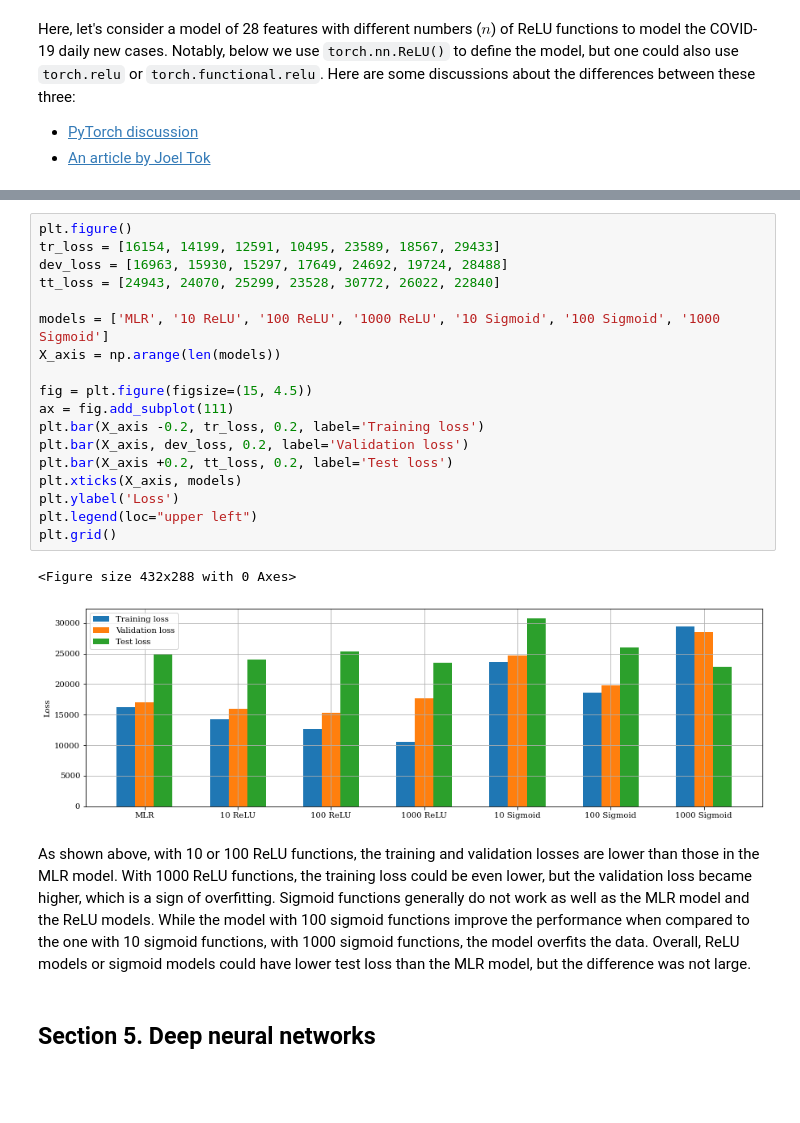
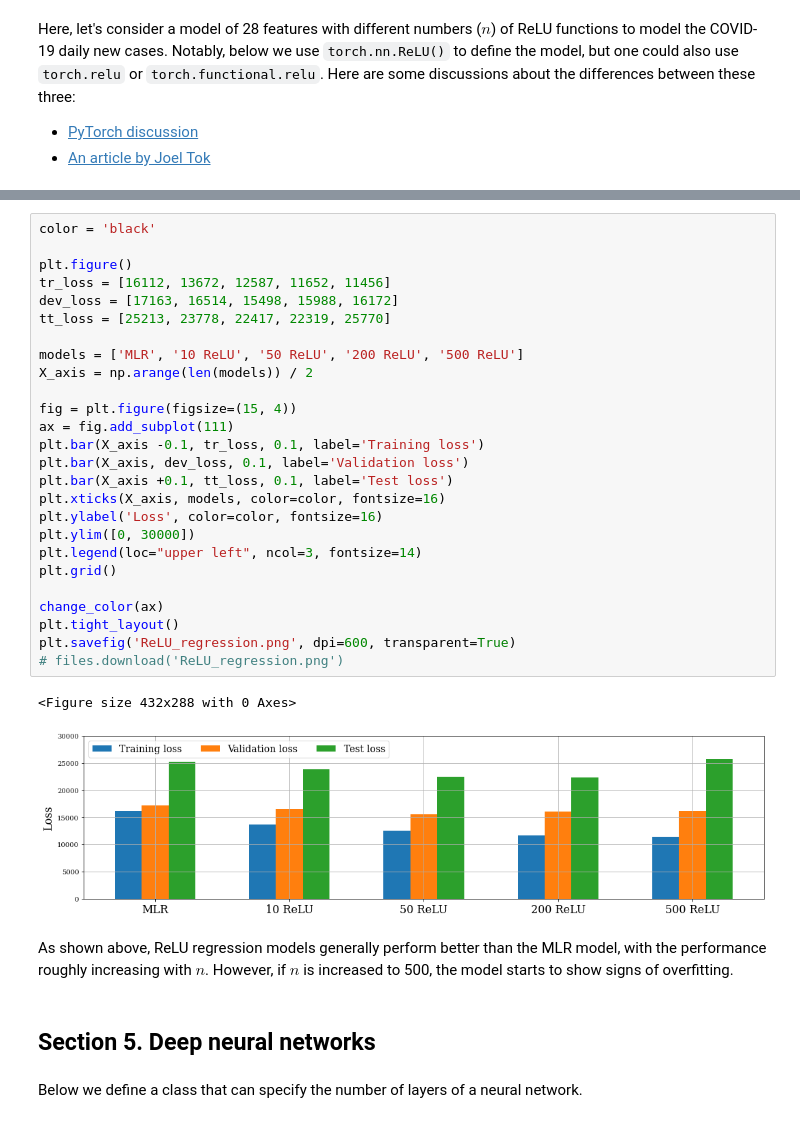
Before and after one commit to wehs7661/deep_learning_projects, a Jupyter notebook: covid_regression/LR2DNN/covid_regression.ipynb, the cells around one changed output, grey strips where cells are left out. Cells and saved outputs as stored; diff of their text form; blank space fills up the shorter version.

```diff
--- a/covid_regression/LR2DNN/covid_regression.ipynb
+++ b/covid_regression/LR2DNN/covid_regression.ipynb
@@ -896,25 +890,35 @@ Below we tabulate the results obtained from different models:
 # %%
+color = 'black'
+
 plt.figure()
-tr_loss = [16154, 14199, 12591, 10495, 23589, 18567, 29433]
-dev_loss = [16963, 15930, 15297, 17649, 24692, 19724, 28488]
-tt_loss = [24943, 24070, 25299, 23528, 30772, 26022, 22840]
+tr_loss = [16112, 13672, 12587, 11652, 11456]
+dev_loss = [17163, 16514, 15498, 15988, 16172]
+tt_loss = [25213, 23778, 22417, 22319, 25770]
 
-models = ['MLR', '10 ReLU', '100 ReLU', '1000 ReLU', '10 Sigmoid', '100 Sigmoid', '1000 Sigmoid']
-X_axis = np.arange(len(models))
+models = ['MLR', '10 ReLU', '50 ReLU', '200 ReLU', '500 ReLU']
+X_axis = np.arange(len(models)) / 2
 
-fig = plt.figure(figsize=(15, 4.5))
+fig = plt.figure(figsize=(15, 4))
 ax = fig.add_subplot(111)
-plt.bar(X_axis -0.2, tr_loss, 0.2, label='Training loss')
-plt.bar(X_axis, dev_loss, 0.2, label='Validation loss')
-plt.bar(X_axis +0.2, tt_loss, 0.2, label='Test loss')
-plt.xticks(X_axis, models)
-plt.ylabel('Loss')
-plt.legend(loc="upper left")
+plt.bar(X_axis -0.1, tr_loss, 0.1, label='Training loss')
+plt.bar(X_axis, dev_loss, 0.1, label='Validation loss')
+plt.bar(X_axis +0.1, tt_loss, 0.1, label='Test loss')
+plt.xticks(X_axis, models, color=color, fontsize=16)
+plt.ylabel('Loss', color=color, fontsize=16)
+plt.ylim([0, 30000])
+plt.legend(loc="upper left", ncol=3, fontsize=14)
 plt.grid()
+
+change_color(ax)
+plt.tight_layout()
+plt.savefig('ReLU_regression.png', dpi=600, transparent=True)
+# files.download('ReLU_regression.png')
 # %% [output]
 <Figure size 432x288 with 0 Axes>
-[figure, old version]
+[figure, new version]
-# %% [markdown]
-As shown above, with 10 or 100 ReLU functions, the training and validation losses are lower than those in the MLR model. With 1000 ReLU functions, the training loss could be even lower, but the validation loss became higher, which is a sign of overfitting. Sigmoid functions generally do not work as well as the MLR model and the ReLU models. While the model with 100 sigmoid functions improve the performance when compared to the one with 10 sigmoid functions, with 1000 sigmoid functions, the model overfits the data. Overall, ReLU models or sigmoid models could have lower test loss than the MLR model, but the difference was not large.
+# %% [markdown]
+As shown above, ReLU regression models generally perform better than the MLR model, with the performance roughly increasing with $n$. However, if $n$ is increased to 500, the model starts to show signs of overfitting.
 # %% [markdown]
 ## Section 5. Deep neural networks
+# %% [markdown]
+Below we define a class that can specify the number of layers of a neural network.
```
Also changed, not shown: parts of 46 cells of this notebook.
